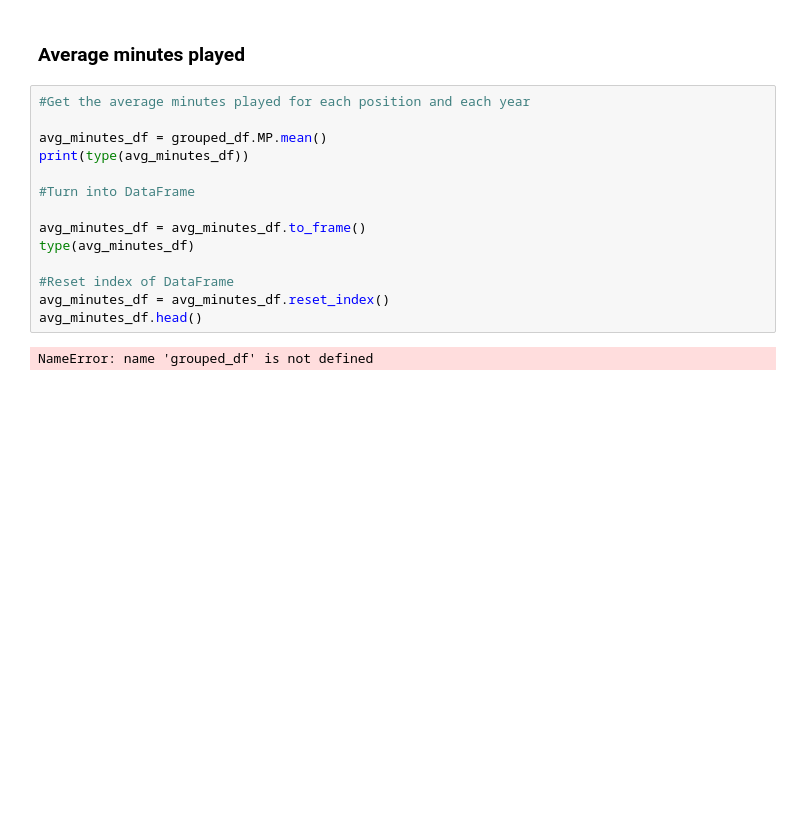
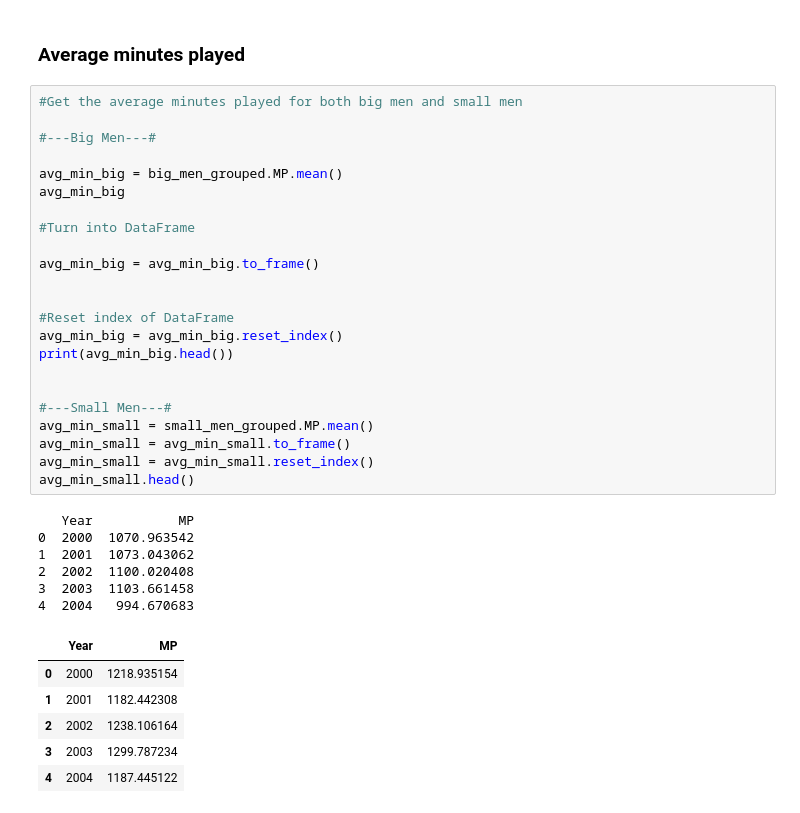
Before and after one commit to logan7734/Project1_repo, a Jupyter notebook: Project Code(Ovais).ipynb, the cells around one changed output. Saved outputs shown, nothing was run; the diff lists cells and outputs as text; blank space fills up the shorter version.

```diff
--- a/Project Code(Ovais).ipynb
+++ b/Project Code(Ovais).ipynb
@@ -162,19 +162,39 @@ small_men_grouped = small_men_df.groupby('Year')
 # %% [markdown]
 ### Average minutes played
 # %%
-#Get the average minutes played for each position and each year
+#Get the average minutes played for both big men and small men
 
-avg_minutes_df = grouped_df.MP.mean()
-print(type(avg_minutes_df))
+#---Big Men---#
+
+avg_min_big = big_men_grouped.MP.mean()
+avg_min_big
 
 #Turn into DataFrame
 
-avg_minutes_df = avg_minutes_df.to_frame()
-type(avg_minutes_df)
+avg_min_big = avg_min_big.to_frame()
+
 
 #Reset index of DataFrame
-avg_minutes_df = avg_minutes_df.reset_index()
-avg_minutes_df.head()
+avg_min_big = avg_min_big.reset_index()
+print(avg_min_big.head())
+
+
+#---Small Men---#
+avg_min_small = small_men_grouped.MP.mean()
+avg_min_small = avg_min_small.to_frame()
+avg_min_small = avg_min_small.reset_index()
+avg_min_small.head()
 # %% [output]
-NameError: name 'grouped_df' is not defined
+   Year           MP
+0  2000  1070.963542
+1  2001  1073.043062
+2  2002  1100.020408
+3  2003  1103.661458
+4  2004   994.670683
+|  | Year | MP |
+| 0 | 2000 | 1218.935154 |
+| 1 | 2001 | 1182.442308 |
+| 2 | 2002 | 1238.106164 |
+| 3 | 2003 | 1299.787234 |
+| 4 | 2004 | 1187.445122 |
 # %%
```
Also changed, not shown: parts of 6 cells of this notebook.
